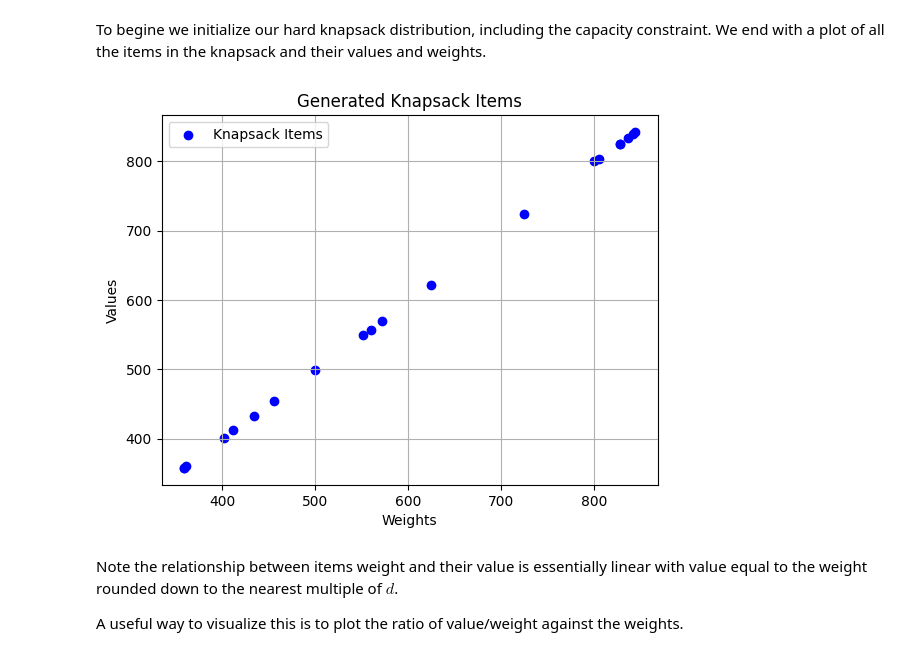
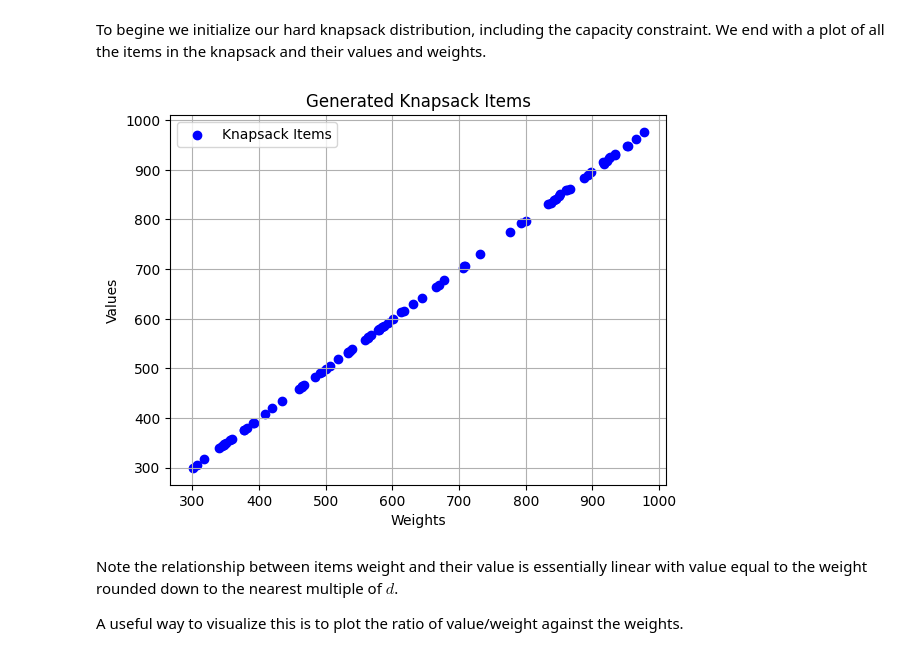
Before and after one commit to jhoule42/xQAOA_unit_commitment, a Jupyter notebook: demo.ipynb, the cells around one changed output. Saved outputs shown, nothing was run; the diff lists cells and outputs as text; code cells hidden in the pictures.

```diff
--- a/demo.ipynb
+++ b/demo.ipynb
@@ -32,27 +32,27 @@ def generate_random_ratio(n, ratio_range = 0.005):
 # %% [markdown]
 To begine we initialize our hard knapsack distribution, including the capacity constraint. We end with a plot of all the items in the knapsack and their values and weights.
 # %%
-n = 20  # Number of items
+n = 80  # Number of items
 d = 4  # Technical term in definition of profit distribution setting how far values can differ from weights
 
 frac = 0.8
 
 # [weights,values] = generate_profit(n, d) # create the list of knapsack items
 ## Testing alternate generator
 [weights,values] = generate_random_ratio(n) # create the list of knapsack items
 
 capacity = frac * np.sum(weights)  # Set weight limit to some % of total weight
 
 # Plot the knapsack items
 plt.scatter(weights, values, color='blue', marker='o', label='Knapsack Items')
 plt.title('Generated Knapsack Items')
 plt.xlabel('Weights')
 plt.ylabel('Values')
 plt.legend()
 plt.grid(True)
 plt.show()
 # %% [output]
-[figure, old version]
+[figure, new version]
 # %% [markdown]
 Note the relationship between items weight and their value is essentially linear with value equal to the weight rounded down to the nearest multiple of $d$.
 
```
Also changed, not shown: parts of 17 cells of this notebook.
